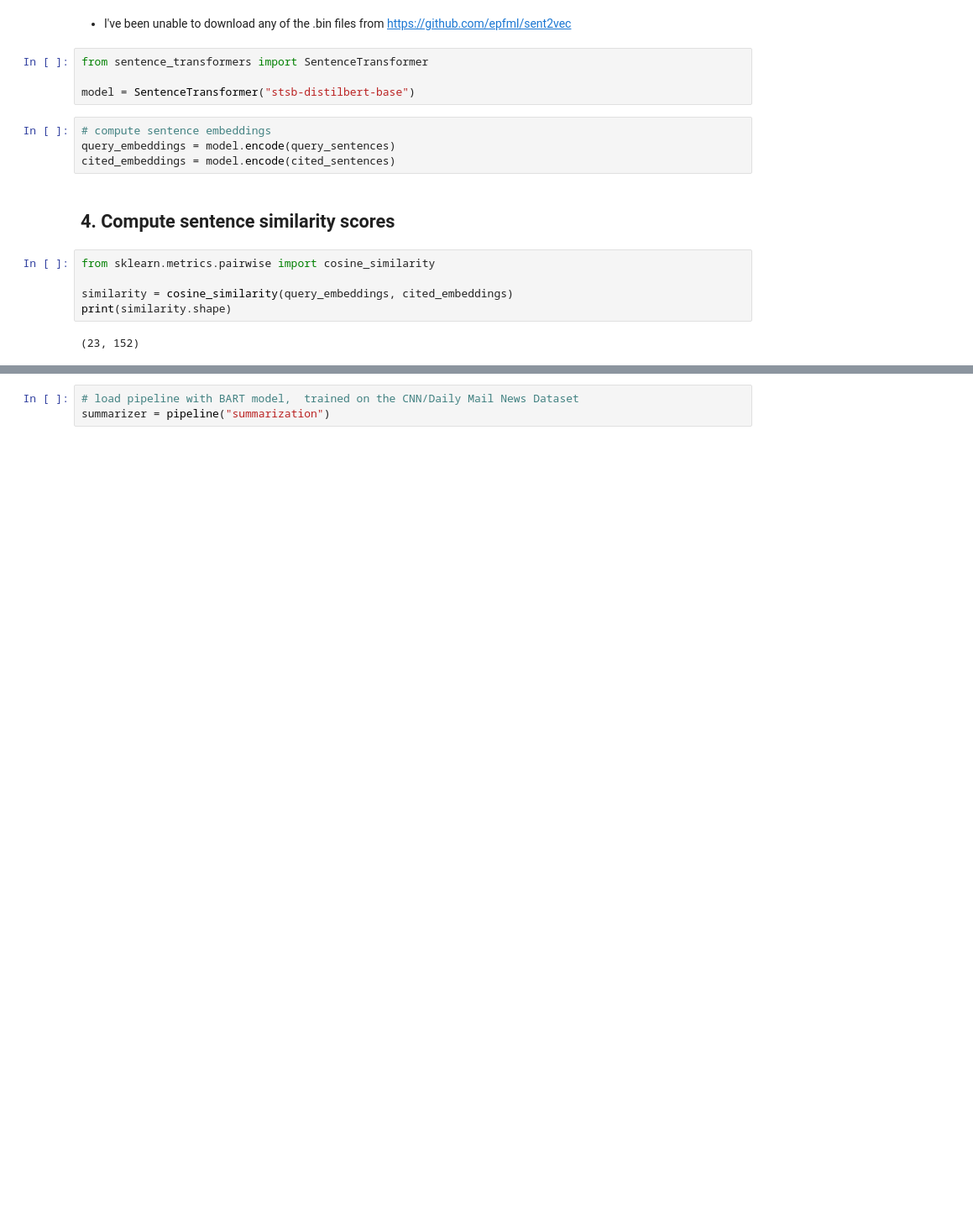
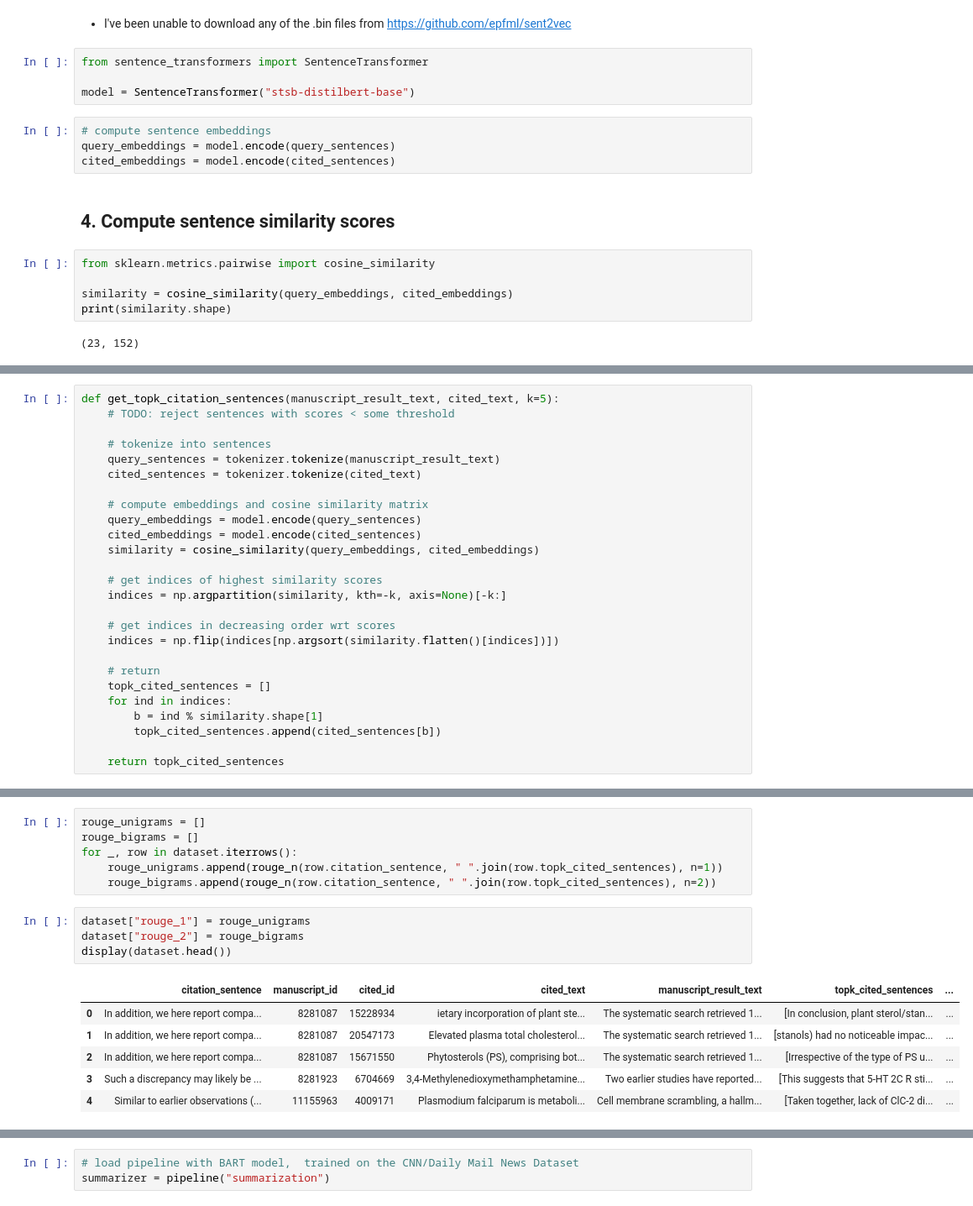
Before and after one commit to shengshimeiyan/citation-generation, a Jupyter notebook: notebooks/4_summarization.ipynb, the cells around one changed output, grey strips where cells are left out. Shown: that part at 84% size. Saved outputs shown, nothing was run; the diff lists cells and outputs as text; blank space fills up the shorter version.

```diff
--- a/notebooks/4_summarization.ipynb
+++ b/notebooks/4_summarization.ipynb
@@ -156,0 +150,26 @@ Another (5) looked at the efficacy and safety of plant sterols/stanols as choles
+# %%
+def get_topk_citation_sentences(manuscript_result_text, cited_text, k=5):
+    # TODO: reject sentences with scores < some threshold
+
+    # tokenize into sentences
+    query_sentences = tokenizer.tokenize(manuscript_result_text)
+    cited_sentences = tokenizer.tokenize(cited_text)
+
+    # compute embeddings and cosine similarity matrix
+    query_embeddings = model.encode(query_sentences)
+    cited_embeddings = model.encode(cited_sentences)
+    similarity = cosine_similarity(query_embeddings, cited_embeddings)
+
+    # get indices of highest similarity scores
+    indices = np.argpartition(similarity, kth=-k, axis=None)[-k:]
+
+    # get indices in decreasing order wrt scores
+    indices = np.flip(indices[np.argsort(similarity.flatten()[indices])])
+
+    # return
+    topk_cited_sentences = []
+    for ind in indices:
+        b = ind % similarity.shape[1]
+        topk_cited_sentences.append(cited_sentences[b])
+
+    return topk_cited_sentences
@@ -156,0 +195,17 @@ Another (5) looked at the efficacy and safety of plant sterols/stanols as choles
+# %%
+rouge_unigrams = []
+rouge_bigrams = []
+for _, row in dataset.iterrows():
+    rouge_unigrams.append(rouge_n(row.citation_sentence, " ".join(row.topk_cited_sentences), n=1))
+    rouge_bigrams.append(rouge_n(row.citation_sentence, " ".join(row.topk_cited_sentences), n=2))
+# %%
+dataset["rouge_1"] = rouge_unigrams
+dataset["rouge_2"] = rouge_bigrams
+display(dataset.head())
+# %% [output]
+|  | citation_sentence | manuscript_id | cited_id | cited_text | manuscript_result_text | topk_cited_sentences | ... |
+| 0 | In addition, we here report compa... | 8281087 | 15228934 | ietary incorporation of plant ste... | The systematic search retrieved 1... | [In conclusion, plant sterol/stan... | ... |
+| 1 | In addition, we here report compa... | 8281087 | 20547173 | Elevated plasma total cholesterol... | The systematic search retrieved 1... | [stanols) had no noticeable impac... | ... |
+| 2 | In addition, we here report compa... | 8281087 | 15671550 | Phytosterols (PS), comprising bot... | The systematic search retrieved 1... | [Irrespective of the type of PS u... | ... |
+| 3 | Such a discrepancy may likely be ... | 8281923 | 6704669 | 3,4-Methylenedioxymethamphetamine... | Two earlier studies have reported... | [This suggests that 5-HT 2C R sti... | ... |
+| 4 | Similar to earlier observations (... | 11155963 | 4009171 | Plasmodium falciparum is metaboli... | Cell membrane scrambling, a hallm... | [Taken together, lack of ClC-2 di... | ... |
```
Also changed, not shown: parts of 22 cells of this notebook, 2 other files.
